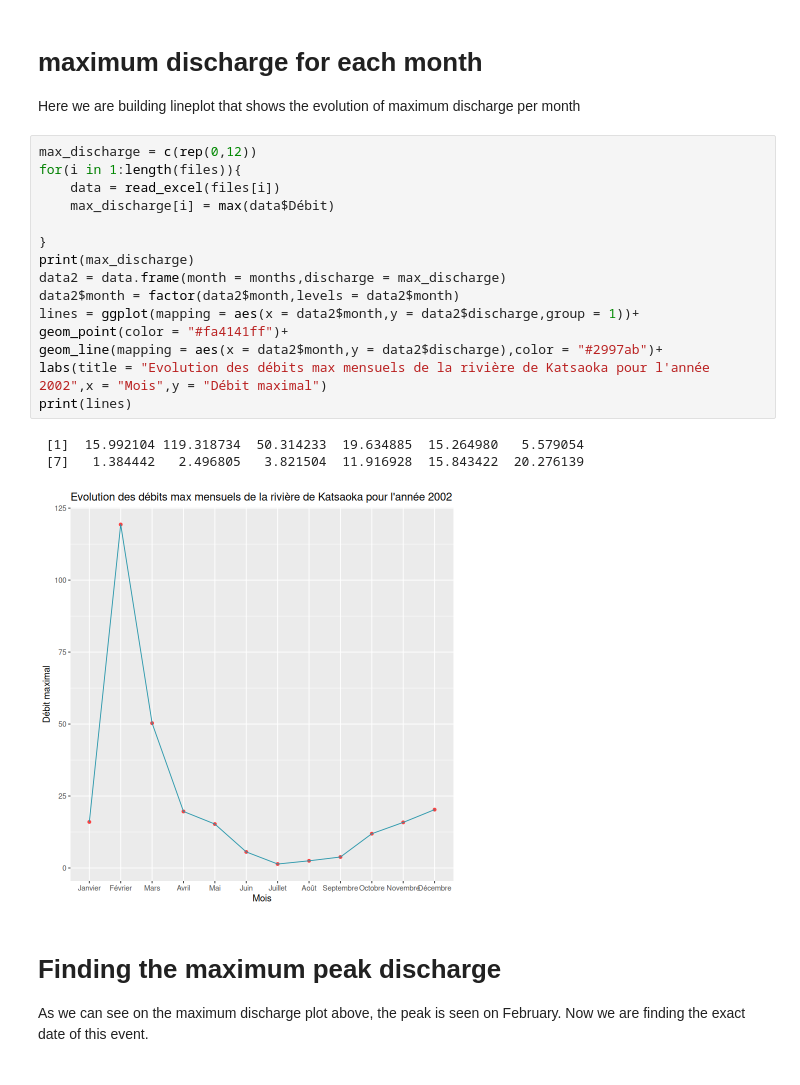
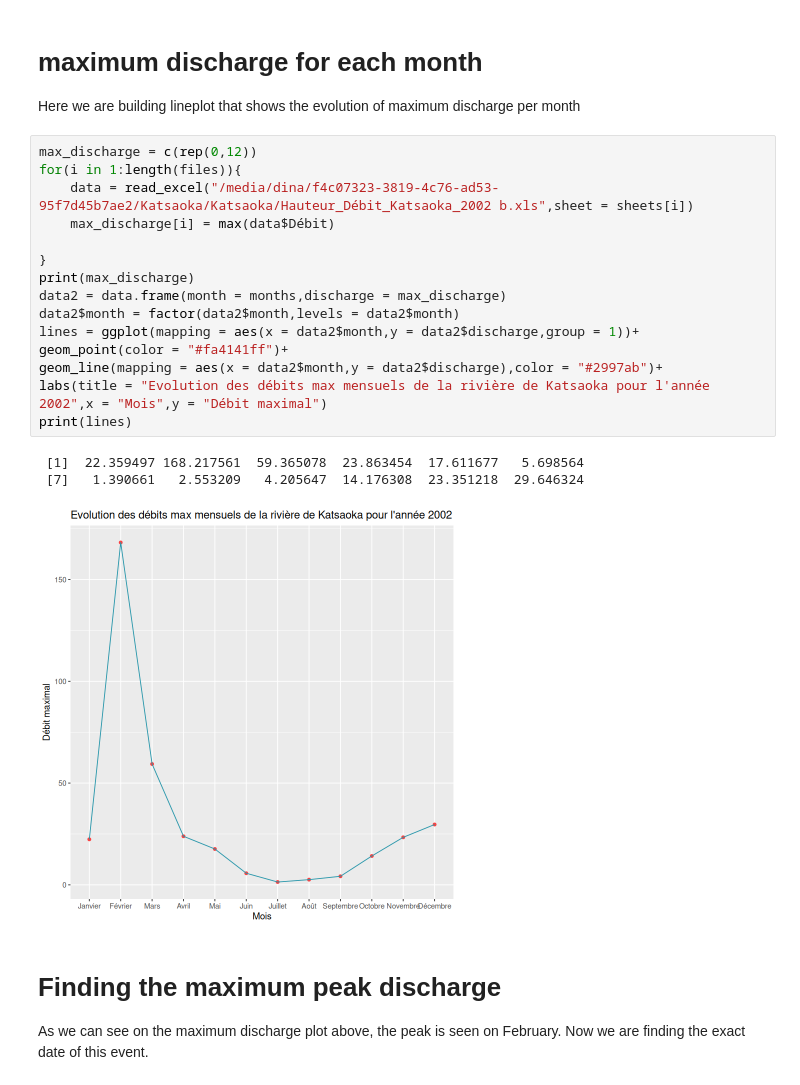
Before and after one commit to dinasdata/Data_analysis_repository, a Jupyter notebook: analysis.ipynb, the cells around one changed output. Drawn from its saved outputs; the diff is of its cells as text.

```diff
--- a/analysis.ipynb
+++ b/analysis.ipynb
@@ -71,22 +71,22 @@ Here we are building lineplot that shows the evolution of maximum discharge per
 # %%
 max_discharge = c(rep(0,12))
 for(i in 1:length(files)){
-    data = read_excel(files[i])
+    data = read_excel("/media/dina/f4c07323-3819-4c76-ad53-95f7d45b7ae2/Katsaoka/Katsaoka/Hauteur_Débit_Katsaoka_2002 b.xls",sheet = sheets[i])
     max_discharge[i] = max(data$Débit)
 
 }
 print(max_discharge)
 data2 = data.frame(month = months,discharge = max_discharge)
 data2$month = factor(data2$month,levels = data2$month)
 lines = ggplot(mapping = aes(x = data2$month,y = data2$discharge,group = 1))+
 geom_point(color = "#fa4141ff")+
 geom_line(mapping = aes(x = data2$month,y = data2$discharge),color = "#2997ab")+
 labs(title = "Evolution des débits max mensuels de la rivière de Katsaoka pour l'année 2002",x = "Mois",y = "Débit maximal")
 print(lines)
 # %% [output]
- [1]  15.992104 119.318734  50.314233  19.634885  15.264980   5.579054
- [7]   1.384442   2.496805   3.821504  11.916928  15.843422  20.276139
+ [1]  22.359497 168.217561  59.365078  23.863454  17.611677   5.698564
+ [7]   1.390661   2.553209   4.205647  14.176308  23.351218  29.646324
-[figure, old version]
+[figure, new version]
 # %% [markdown]
 # Finding the maximum peak discharge
 As we can see on the maximum discharge plot above, the peak is seen on February. Now we are finding the exact date of this event.
```
Also changed, not shown: parts of 9 cells of this notebook.
